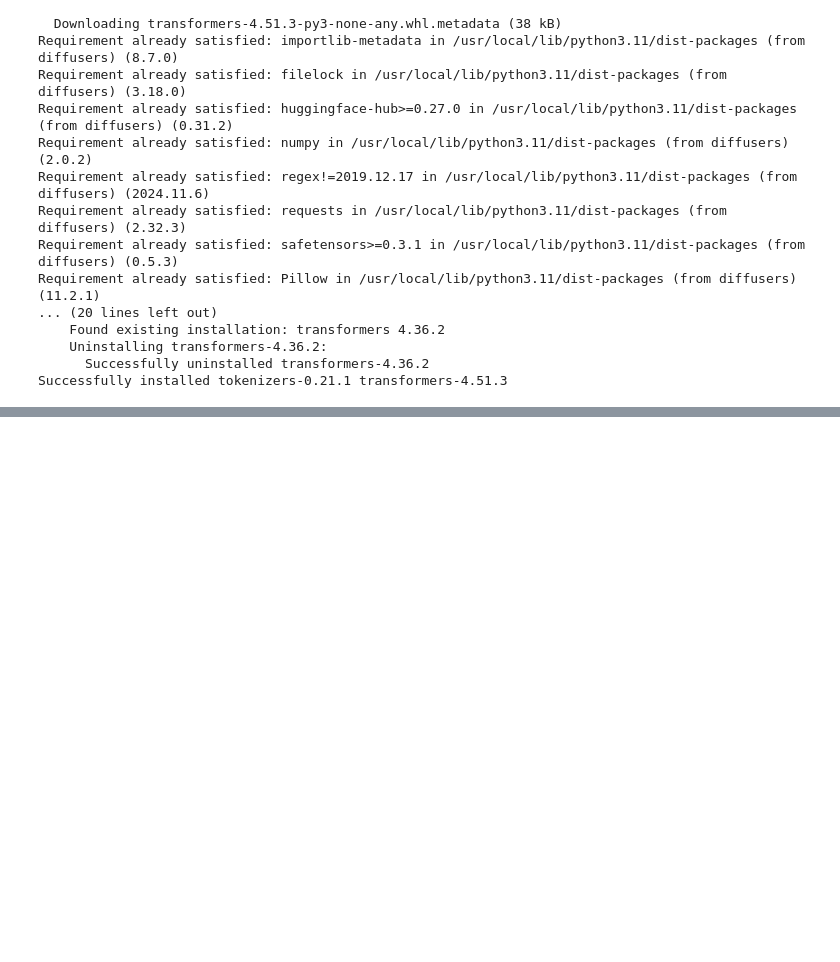
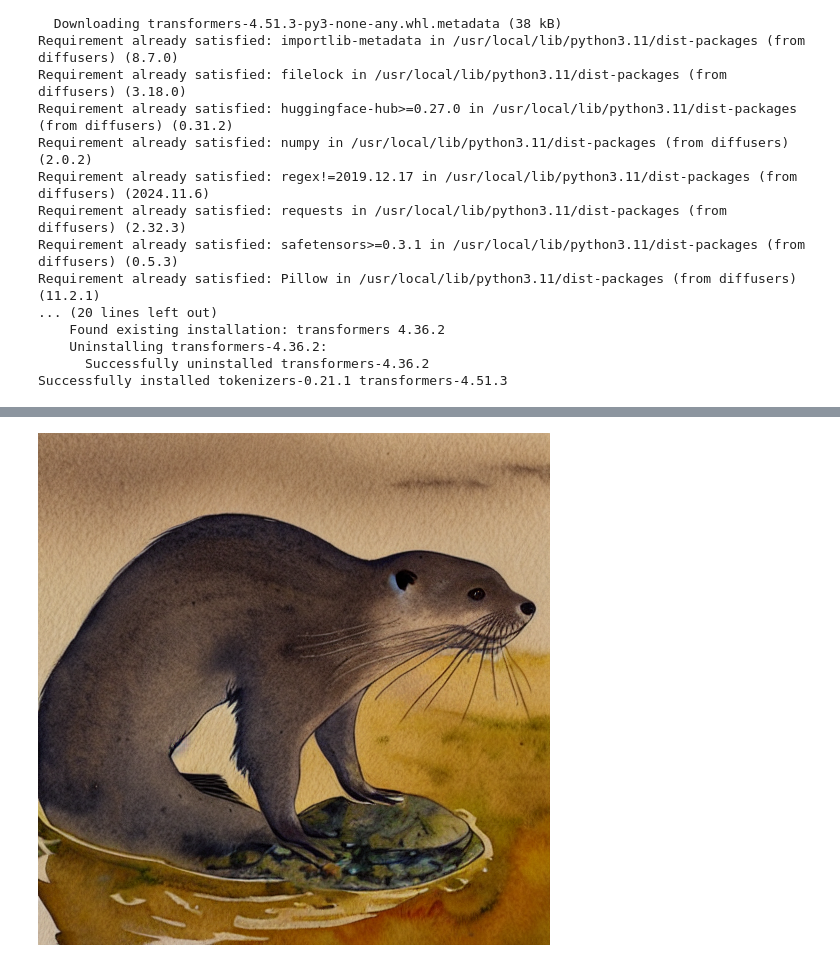
Before and after one commit to SamAdebisi/Stable_Diffusion, a Jupyter notebook: deep/deep_dive2.ipynb, the cells around one changed output, grey strips where cells are left out. Cells and saved outputs as stored; diff of their text form; code cells hidden in the pictures; blank space fills up the shorter version.

```diff
--- a/deep/deep_dive2.ipynb
+++ b/deep/deep_dive2.ipynb
@@ -106,0 +109,72 @@ WARNING:huggingface_hub.file_download:Xet Storage is enabled for this repo, but
+# %%
+# Some settings
+prompt = ["A watercolor painting of an otter"]
+height = 512                        # default height of Stable Diffusion
+width = 512                         # default width of Stable Diffusion
+num_inference_steps = 30            # Number of denoising steps
+guidance_scale = 7.5                # Scale for classifier-free guidance
+generator = torch.manual_seed(32)   # Seed generator to create the inital latent noise
+batch_size = 1
+
+# Prep text
+text_input = tokenizer(prompt, padding="max_length", max_length=tokenizer.model_max_length, truncation=True, return_tensors="pt")
+with torch.no_grad():
+    text_embeddings = text_encoder(text_input.input_ids.to(torch_device))[0]
+max_length = text_input.input_ids.shape[-1]
+uncond_input = tokenizer(
+    [""] * batch_size, padding="max_length", max_length=max_length, return_tensors="pt"
+)
+with torch.no_grad():
+    uncond_embeddings = text_encoder(uncond_input.input_ids.to(torch_device))[0]
+text_embeddings = torch.cat([uncond_embeddings, text_embeddings])
+
+# Prep Scheduler
+def set_timesteps(scheduler, num_inference_steps):
+    scheduler.set_timesteps(num_inference_steps)
+    scheduler.timesteps = scheduler.timesteps.to(torch.float32) # minor fix to ensure MPS compatibility, fixed in diffusers PR 3925
+
+set_timesteps(scheduler,num_inference_steps)
+
+# Prep latents
+latents = torch.randn(
+  (batch_size, unet.in_channels, height // 8, width // 8),
+  generator=generator,
+)
+latents = latents.to(torch_device)
+latents = latents * scheduler.init_noise_sigma # Scaling (previous versions did latents = latents * self.scheduler.sigmas[0]
+
+# Loop
+with autocast("cuda"):  # will fallback to CPU if no CUDA; no autocast for MPS
+    for i, t in tqdm(enumerate(scheduler.timesteps), total=len(scheduler.timesteps)):
+        # expand the latents if we are doing classifier-free guidance to avoid doing two forward passes.
+        latent_model_input = torch.cat([latents] * 2)
+        sigma = scheduler.sigmas[i]
+        # Scale the latents (preconditioning):
+        # latent_model_input = latent_model_input / ((sigma**2 + 1) ** 0.5) # Diffusers 0.3 and below
+        latent_model_input = scheduler.scale_model_input(latent_model_input, t)
+
+        # predict the noise residual
+        with torch.no_grad():
+            noise_pred = unet(latent_model_input, t, encoder_hidden_states=text_embeddings).sample
+
+        # perform guidance
+        noise_pred_uncond, noise_pred_text = noise_pred.chunk(2)
+        noise_pred = noise_pred_uncond + guidance_scale * (noise_pred_text - noise_pred_uncond)
+
+        # compute the previous noisy sample x_t -> x_t-1
+        # latents = scheduler.step(noise_pred, i, latents)["prev_sample"] # Diffusers 0.3 and below
+        latents = scheduler.step(noise_pred, t, latents).prev_sample
+
+# scale and decode the image latents with vae
+latents = 1 / 0.18215 * latents
+with torch.no_grad():
+    image = vae.decode(latents).sample
+
+# Display
+image = (image / 2 + 0.5).clamp(0, 1)
+image = image.detach().cpu().permute(0, 2, 3, 1).numpy()
+images = (image * 255).round().astype("uint8")
+pil_images = [Image.fromarray(image) for image in images]
+pil_images[0]
+# %% [output]
+[figure, added]
```
Also changed, not shown: parts of 1 cell of this notebook.
